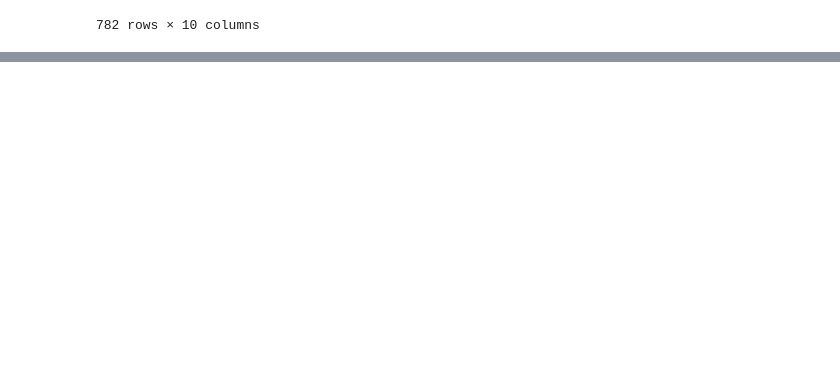
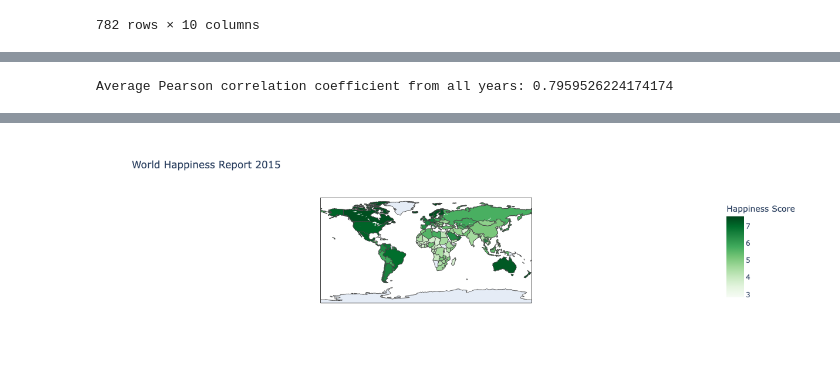
Before and after one commit to speedsk8103/project_1_group_4, a Jupyter notebook: project_1_irena.ipynb, the cells around one changed output, grey strips where cells are left out. Drawn from its saved outputs; the diff is of its cells as text; code cells hidden in the pictures; blank space fills up the shorter version.

```diff
--- a/project_1_irena.ipynb
+++ b/project_1_irena.ipynb
@@ -609,4 +609,12 @@ sns.heatmap(corr_matrix, cmap='coolwarm', annot=True)
 [figure]
+# %%
+correlations = [gdp_happ_2015_corr, gdp_happ_2016_corr, gdp_happ_2017_corr, gdp_happ_2018_corr, gdp_happ_2019_corr]
+
+average_corr = np.mean(correlations)
+
+print('Average Pearson correlation coefficient from all years:', average_corr)
+# %% [output]
+Average Pearson correlation coefficient from all years: 0.7959526224174174
 # %%
 narrow_all_data_df = all_data_df.iloc[list(range(5)) + list(range(len(all_data_df)-5, len(all_data_df)))]
 narrow_all_data_df
@@ -626,0 +637,13 @@ narrow_all_data_df
+# %%
+# Create a choropleth map
+
+map_2015 = happiness_2015_df
+
+# Create choropleth map for year 2015
+fig_2015 = px.choropleth(map_2015, locations='Country', locationmode='country names', color='Happiness Score',
+                         title='World Happiness Report 2015', color_continuous_scale='greens')
+fig.write_html("map_2015.html")
+# Show the map
+fig_2015.show()
+# %% [output]
+[figure, added]
```
Also changed, not shown: parts of 8 cells of this notebook, 8 other files.
